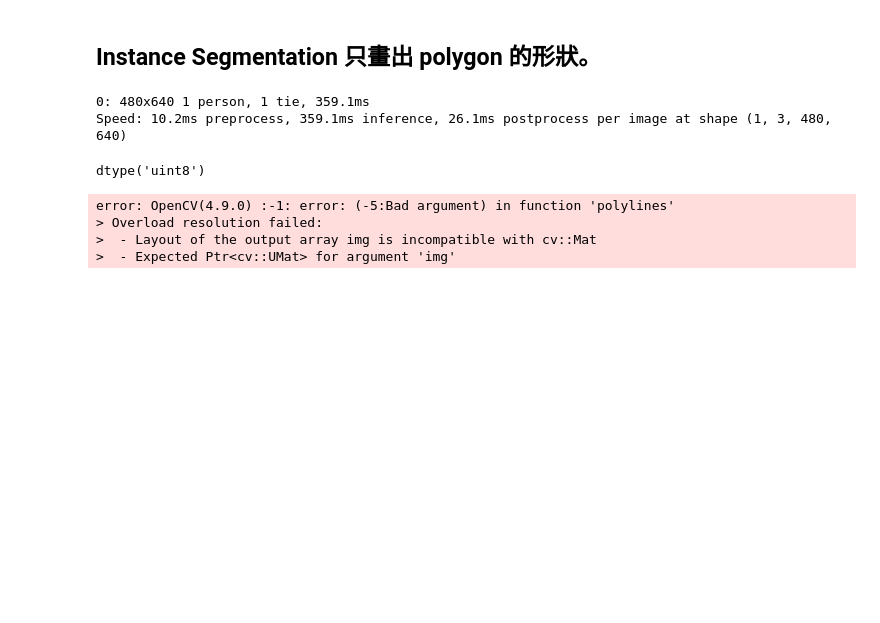
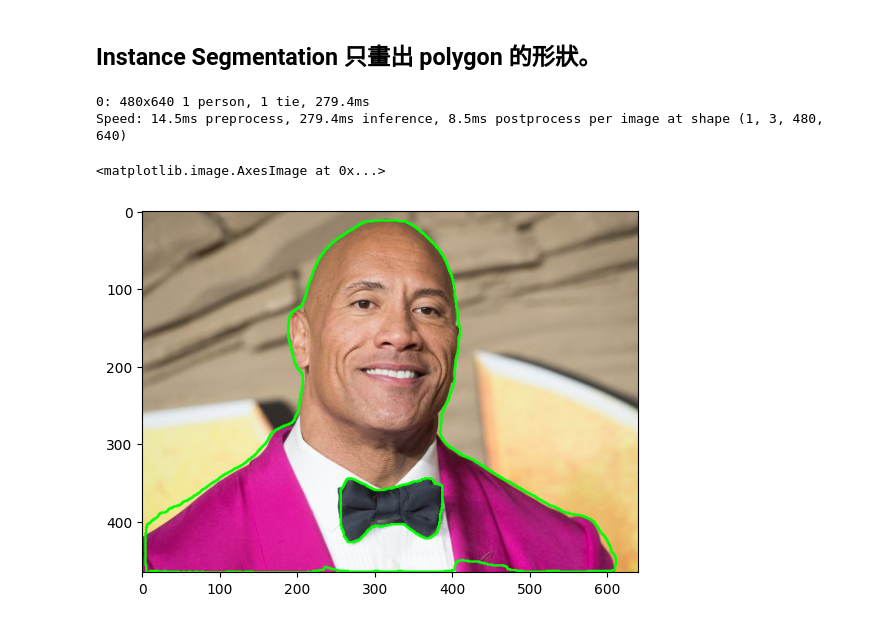
Before and after one commit to vcdemy/20240530, a Jupyter notebook: 20240530筆記.ipynb, the cells around one changed output. Drawn from its saved outputs; the diff is of its cells as text; code cells hidden in the pictures; blank space fills up the shorter version.

```diff
--- a/20240530筆記.ipynb
+++ b/20240530筆記.ipynb
@@ -96,21 +92,17 @@ image = image[:,:,::-1]
-# %%
-results = model(image)
-# %% [output]
-0: 480x640 1 person, 1 tie, 359.1ms
-Speed: 10.2ms preprocess, 359.1ms inference, 26.1ms postprocess per image at shape (1, 3, 480, 640)
-# %%
-image.dtype
-# %% [output]
-dtype('uint8')
-# %%
-for result in results:
-    for seg in result.masks.xy:  # 獲取分割多邊形
-        # 轉換為整數類型座標
-        points = np.array(seg, dtype=np.int32)
-        # 繪製多邊形
-        cv2.polylines(image, [points], isClosed=True, color=(0, 255, 0), thickness=2)
-# %% [output]
-error: OpenCV(4.9.0) :-1: error: (-5:Bad argument) in function 'polylines'
-> Overload resolution failed:
->  - Layout of the output array img is incompatible with cv::Mat
->  - Expected Ptr<cv::UMat> for argument 'img'
+# %%
+image = cv2.imread('therock.jpg')
+image = image[:,:,::-1]
+results = model(image)
+image = image.astype(np.int32)
+for result in results:
+    for seg in result.masks.xy:  # 獲取分割多邊形
+        # 轉換為整數類型座標
+        points = np.array(seg, dtype=np.int32)
+        # 繪製多邊形
+        cv2.polylines(image, [points], isClosed=True, color=(0, 255, 0), thickness=2)
+plt.imshow(image)
+# %% [output]
+0: 480x640 1 person, 1 tie, 279.4ms
+Speed: 14.5ms preprocess, 279.4ms inference, 8.5ms postprocess per image at shape (1, 3, 480, 640)
+<matplotlib.image.AxesImage at 0x...>
+[figure, added]
```
Also changed, not shown: parts of 2 cells of this notebook.
